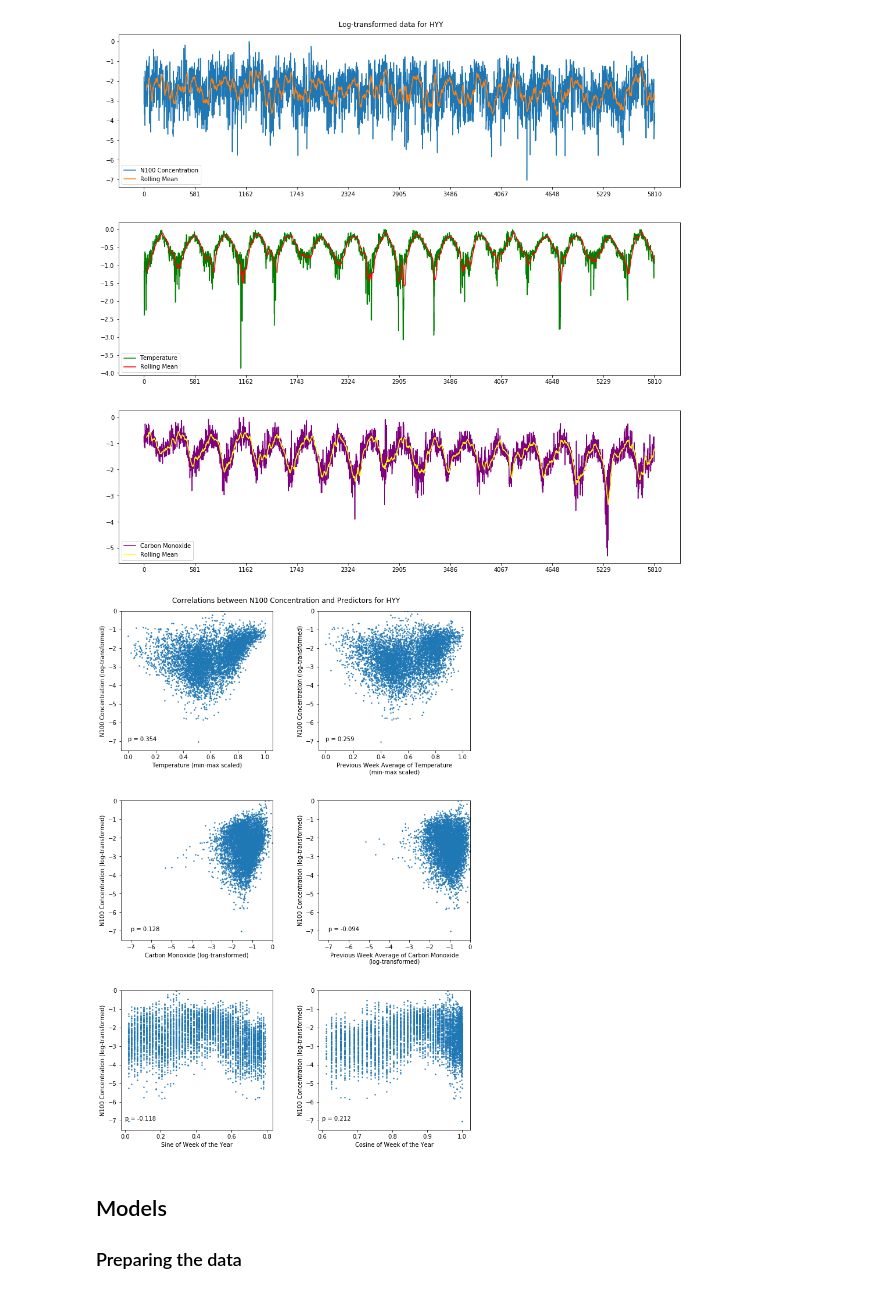
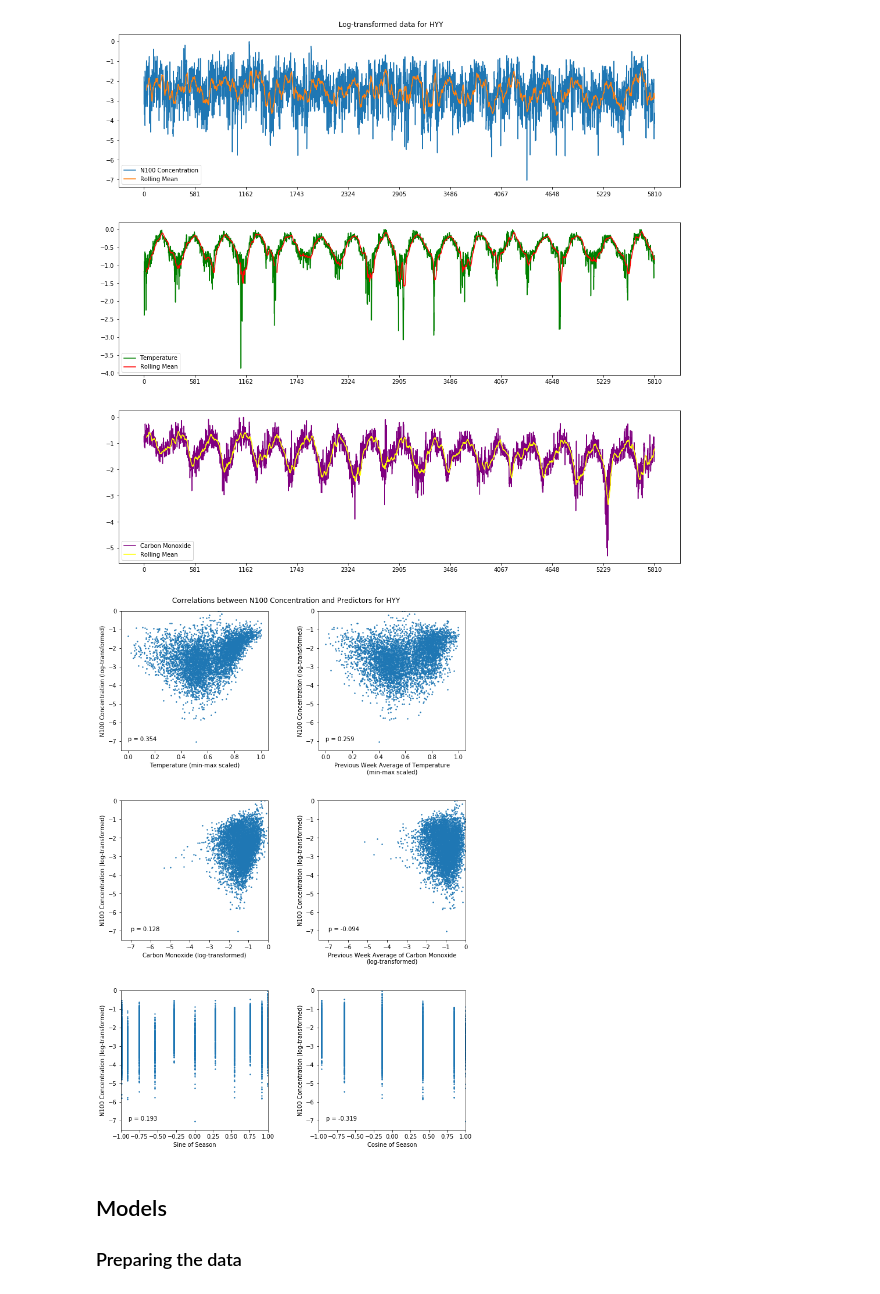
Before and after one commit to ellarauth/aerosol-modeling, a Jupyter notebook: notebooks/explore.ipynb, the cells around one changed output. Drawn from its saved outputs; the diff is of its cells as text; code cells hidden in the pictures.

Commit message:
fixed problem with woy, using "seasons" instead

```diff
--- a/notebooks/explore.ipynb
+++ b/notebooks/explore.ipynb
@@ -94,27 +95,25 @@ df = pd.read_csv(DATA_DIR + city + '.csv', index_col='date')
 # renaming the columns
 df.columns = ['n100', 't', 'co']
 
-# calculating the day of the year in order to get the week of the year (woy)
+# calculating the day of the year in order to get the season
+no_seasons = 10  # number of seasons per year
 dates = df.index.tolist()
-woy = [datetime.datetime.strptime(dates[i], "%Y-%m-%d").date() for i in range(len(dates))]
-woy = np.array([woy[i].timetuple().tm_yday for i in range(len(woy))])
-woy = woy / 7
-woy = np.ceil(woy)
+season = [datetime.datetime.strptime(dates[i], "%Y-%m-%d").date() for i in range(len(dates))]
+season = np.array([season[i].timetuple().tm_yday for i in range(len(season))])
+season = season / (365/no_seasons)
+season = np.round(season)
 
-# adding the sin and cos of woy to the dataframe
-df['woy_sin'] = np.sin(2*np.pi * woy/365)
-df['woy_cos'] = np.cos(2*np.pi * woy/365)
+# adding the sin and cos of season to the dataframe
+df['season_sin'] = np.sin(2*np.pi * season/len(np.unique(season)))
+df['season_cos'] = np.cos(2*np.pi * season/len(np.unique(season)))
 
 # adding averages of the previous week (pwa) of t (t_pwa) and co (co_pwa) values to the df
 # (excluding the day measured in t and co)
 pwa = 7
-
 for col in ['t', 'co']:
     new_df = pd.DataFrame()
-
     for i in range(1, pwa+1):
         new_df[col + '_' + str(i)] = df.shift(i)[col]
-
     new_df = new_df.aggregate(np.mean, axis=1)
     df[col + '_pwa'] = new_df
 
@@ -122,8 +121,11 @@ for col in ['t', 'co']:
 df = df[pwa:]
 dates = dates[pwa:]
 
+# setting all values that are equal to 0 to 0.000001 to avoid infinities
+df[df == 0] = 0.000001
+
 # reordering columns
-df = df[['n100', 't', 't_pwa', 'co', 'co_pwa', 'woy_sin', 'woy_cos']]
+df = df[['n100', 't', 't_pwa', 'co', 'co_pwa', 'season_sin', 'season_cos']]
 
 print('Number of data points:', df.shape[0])
 df.head()
@@ -262,42 +268,44 @@ ax[0, 0].scatter(df_scaled.t, df_log.n100, s=2)
 ax[0, 1].scatter(df_scaled.t_pwa, df_log.n100, s=2)
 ax[1, 0].scatter(df_log.co, df_log.n100, s=2)
 ax[1, 1].scatter(df_log.co_pwa, df_log.n100, s=2)
-ax[2, 0].scatter(df.woy_sin, df_log.n100, s=2)
-ax[2, 1].scatter(df.woy_cos, df_log.n100, s=2)
+ax[2, 0].scatter(df.season_sin, df_log.n100, s=2)
+ax[2, 1].scatter(df.season_cos, df_log.n100, s=2)
 
 # setting x-axis limits
 ax[1, 0].set_xlim(-7.5, 0)
 ax[1, 1].set_xlim(-7.5, 0)
+ax[2, 0].set_xlim(-1, 1)
+ax[2, 1].set_xlim(-1, 1)
 
 # labelling the axes
 ax[0, 0].set_xlabel('Temperature (min-max scaled)')
 ax[0, 1].set_xlabel('Previous Week Average of Temperature\n(min-max scaled)')
 ax[1, 0].set_xlabel('Carbon Monoxide (log-transformed)')
 ax[1, 1].set_xlabel('Previous Week Average of Carbon Monoxide\n(log-transformed)')
-ax[2, 0].set_xlabel('Sine of Week of the Year')
-ax[2, 1].set_xlabel('Cosine of Week of the Year')
+ax[2, 0].set_xlabel('Sine of Season')
+ax[2, 1].set_xlabel('Cosine of Season')
 
 for i in range(rows):
     for j in range(cols):
         ax[i, j].set_ylim(-7.5, 0)
         ax[i, j].set_ylabel('N100 Concentration (log-transformed)')
 
 # adding correlation coefficients
 def get_corr(a, b, pr=3):
     corr = np.corrcoef(a, b)[0,1]
     corr = np.round(corr, pr)
     return str(corr)
 
 ax[0, 0].text(0, -7, 'p = ' + get_corr(df_scaled_subset.t, df_log_subset.n100))
 ax[0, 1].text(0, -7, 'p = ' + get_corr(df_scaled_subset.t_pwa, df_log_subset.n100))
 ax[1, 0].text(-7, -7, 'p = ' + get_corr(df_log_subset.co, df_log_subset.n100))
 ax[1, 1].text(-7, -7, 'p = ' + get_corr(df_log_subset.co_pwa, df_log_subset.n100))
-ax[2, 0].text(0, -7, 'p = ' + get_corr(df_subset.woy_sin, df_log_subset.n100))
-ax[2, 1].text(0.6, -7, 'p = ' + get_corr(df_subset.woy_cos, df_log_subset.n100))
+ax[2, 0].text(-0.9, -7, 'p = ' + get_corr(df_subset.season_sin, df_log_subset.n100))
+ax[2, 1].text(-0.9, -7, 'p = ' + get_corr(df_subset.season_cos, df_log_subset.n100))
 
 fig.tight_layout(pad=4);
 # %% [output]
-[figure, old version]
+[figure, new version]
 # %% [markdown]
 ## Models
 ### Preparing the data
```
Also changed, not shown: parts of 9 cells of this notebook.
